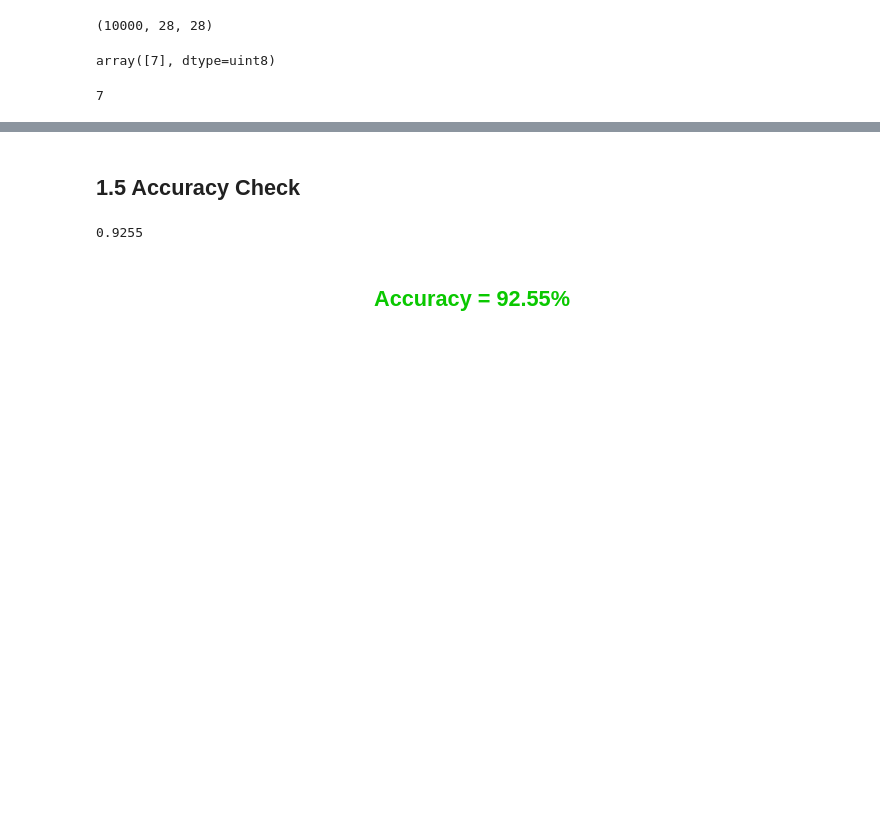
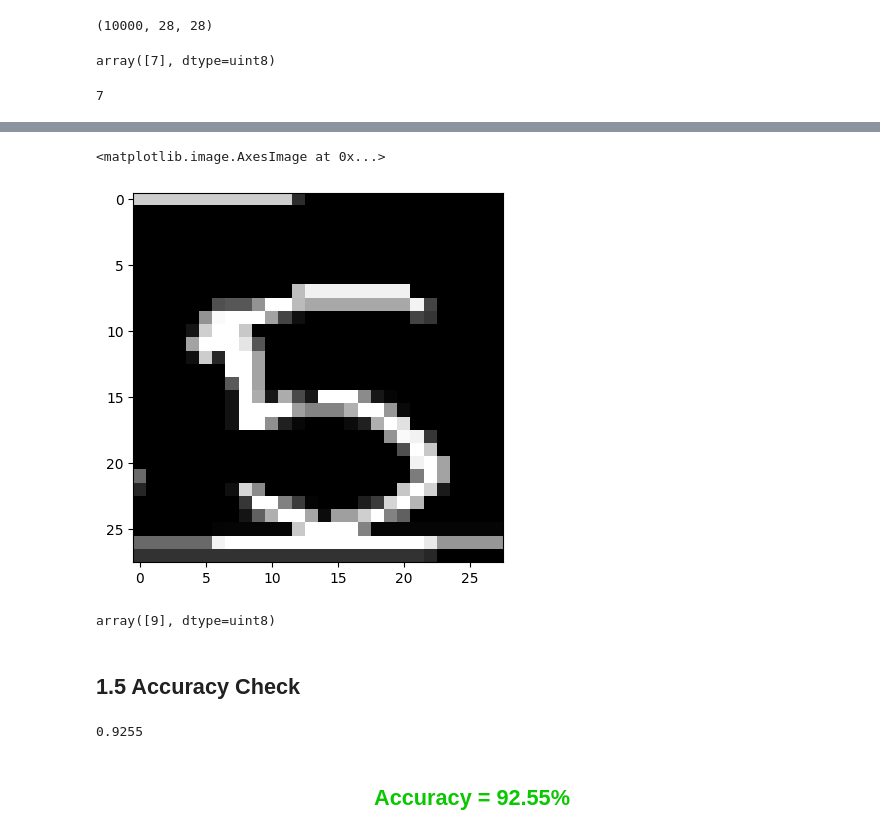
Before and after one commit to ZiaUrRehman-bit/Examination-Answer-Sheet-Marks-Entrance-Using-OCR, a Jupyter notebook: ML and DL Algo For Hand Written text and digits/ML and DL algo for Hand Written Digits and text.ipynb, the cells around one changed output, grey strips where cells are left out. Cells and saved outputs as stored; diff of their text form; code cells hidden in the pictures; blank space fills up the shorter version.

```diff
--- a/ML and DL Algo For Hand Written text and digits/ML and DL algo for Hand Written Digits and text.ipynb
+++ b/ML and DL Algo For Hand Written text and digits/ML and DL algo for Hand Written Digits and text.ipynb
@@ -73,3 +90,16 @@ yTest[0]
+# %%
+resizedImage = cv2.resize(binaryImage, (28,28))
+flattenImage = resizedImage.flatten().reshape(1,-1)
+flattenImage.shape
+
+plt.imshow(np.reshape(flattenImage,(28,28)), cmap=plt.cm.gray)
+# %% [output]
+<matplotlib.image.AxesImage at 0x...>
+[figure, added]
+# %%
+model.predict(flattenImage)
+# %% [output]
+array([9], dtype=uint8)
 # %% [markdown]
 ## 1.5 Accuracy Check
 # %%
```
Also changed, not shown: parts of 20 cells of this notebook.
